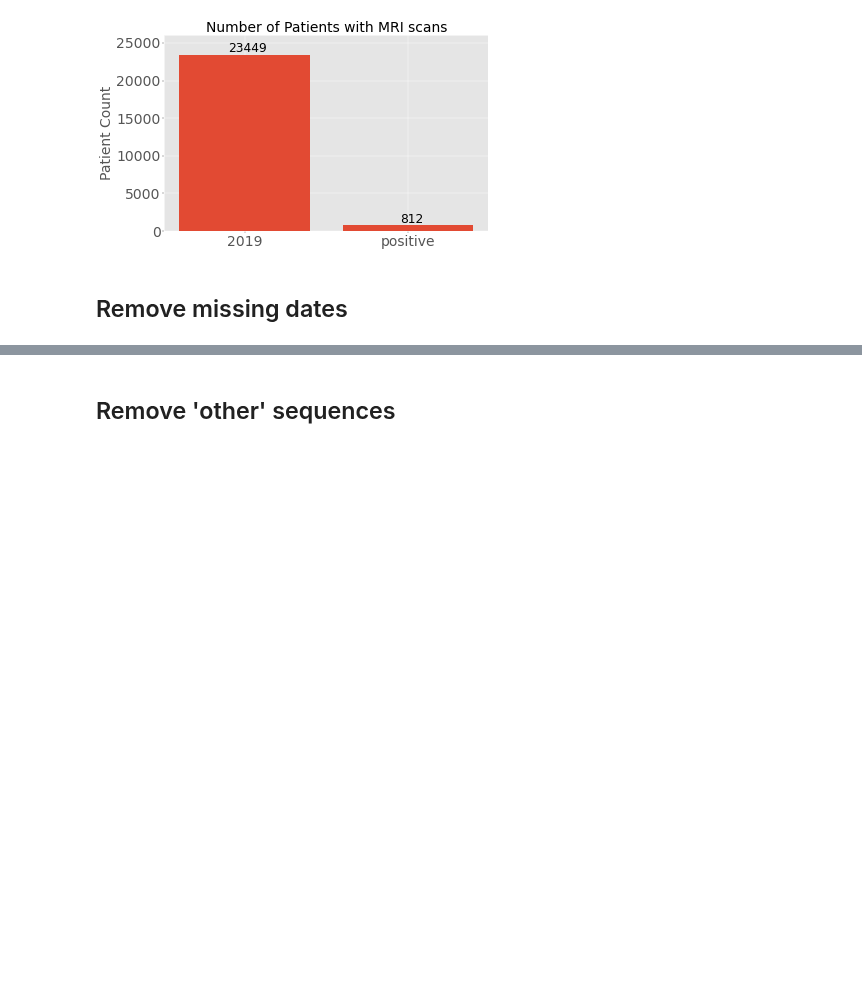
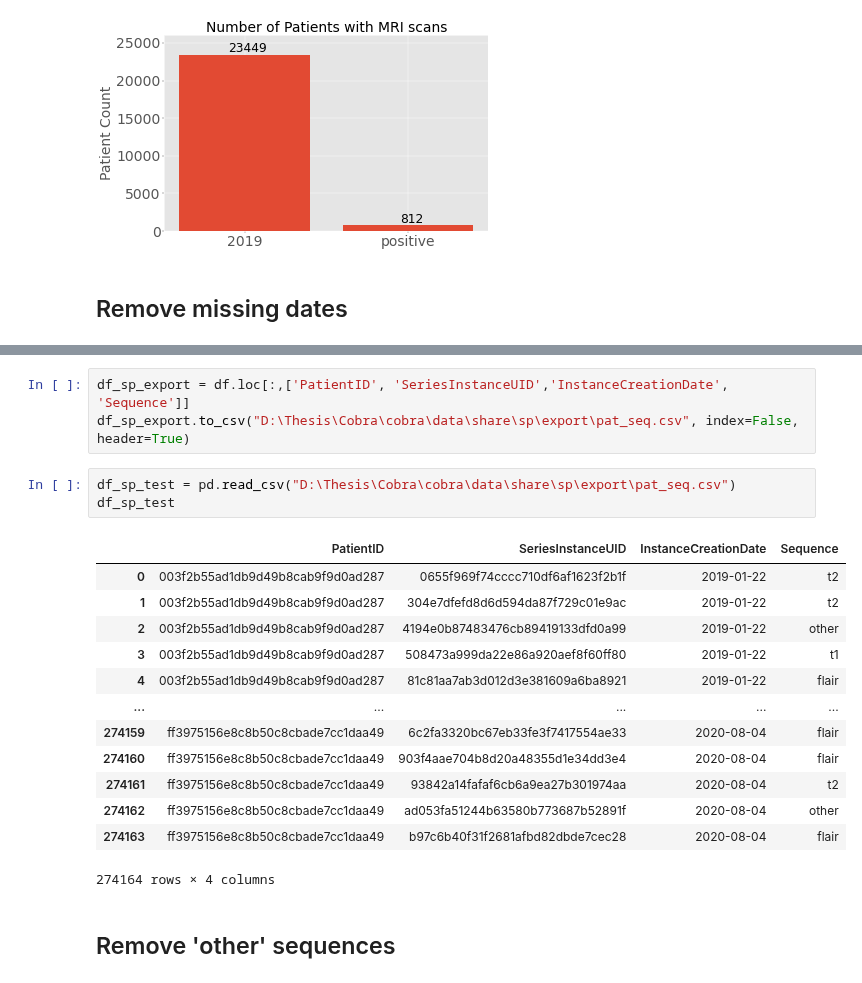
Before and after one commit to Kiril94/Thesis, a Jupyter notebook: Cobra/cobra/ds_notebooks/general_stats.ipynb, the cells around one changed output, grey strips where cells are left out. Drawn from its saved outputs; the diff is of its cells as text; blank space fills up the shorter version.

```diff
--- a/Cobra/cobra/ds_notebooks/general_stats.ipynb
+++ b/Cobra/cobra/ds_notebooks/general_stats.ipynb
@@ -86,3 +111,23 @@ fig.savefig(f"{presentation_dir}/patient_count_rm_dates.png", dpi=150)
+# %%
+df_sp_export = df.loc[:,['PatientID', 'SeriesInstanceUID','InstanceCreationDate', 'Sequence']]
+df_sp_export.to_csv("D:\Thesis\Cobra\cobra\data\share\sp\export\pat_seq.csv", index=False, header=True)
+# %%
+df_sp_test = pd.read_csv("D:\Thesis\Cobra\cobra\data\share\sp\export\pat_seq.csv")
+df_sp_test
+# %% [output]
+|  | PatientID | SeriesInstanceUID | InstanceCreationDate | Sequence |
+| 0 | 003f2b55ad1db9d49b8cab9f9d0ad287 | 0655f969f74cccc710df6af1623f2b1f | 2019-01-22 | t2 |
+| 1 | 003f2b55ad1db9d49b8cab9f9d0ad287 | 304e7dfefd8d6d594da87f729c01e9ac | 2019-01-22 | t2 |
+| 2 | 003f2b55ad1db9d49b8cab9f9d0ad287 | 4194e0b87483476cb89419133dfd0a99 | 2019-01-22 | other |
+| 3 | 003f2b55ad1db9d49b8cab9f9d0ad287 | 508473a999da22e86a920aef8f60ff80 | 2019-01-22 | t1 |
+| 4 | 003f2b55ad1db9d49b8cab9f9d0ad287 | 81c81aa7ab3d012d3e381609a6ba8921 | 2019-01-22 | flair |
+| ... | ... | ... | ... | ... |
+| 274159 | ff3975156e8c8b50c8cbade7cc1daa49 | 6c2fa3320bc67eb33fe3f7417554ae33 | 2020-08-04 | flair |
+| 274160 | ff3975156e8c8b50c8cbade7cc1daa49 | 903f4aae704b8d20a48355d1e34dd3e4 | 2020-08-04 | flair |
+| 274161 | ff3975156e8c8b50c8cbade7cc1daa49 | 93842a14fafaf6cb6a9ea27b301974aa | 2020-08-04 | t2 |
+| 274162 | ff3975156e8c8b50c8cbade7cc1daa49 | ad053fa51244b63580b773687b52891f | 2020-08-04 | other |
+| 274163 | ff3975156e8c8b50c8cbade7cc1daa49 | b97c6b40f31f2681afbd82dbde7cec28 | 2020-08-04 | flair |
+274164 rows × 4 columns
 # %% [markdown]
 ## Remove 'other' sequences
 # %%
```
Also changed, not shown: parts of 5 cells of this notebook, 2 other files.
